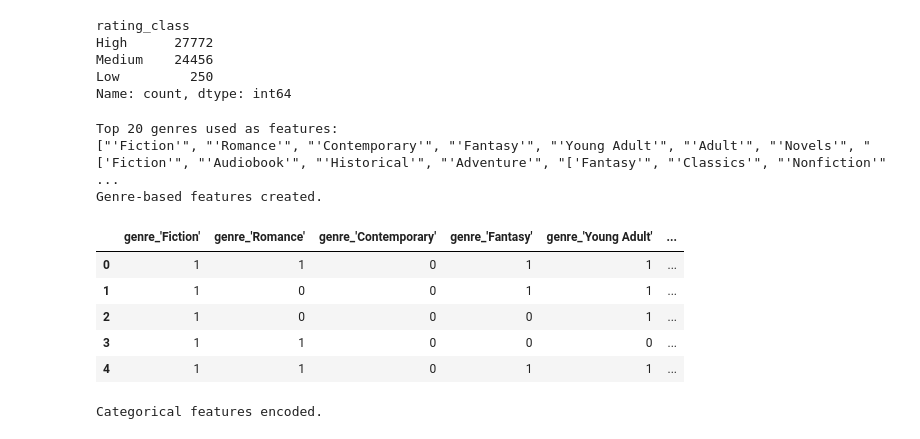
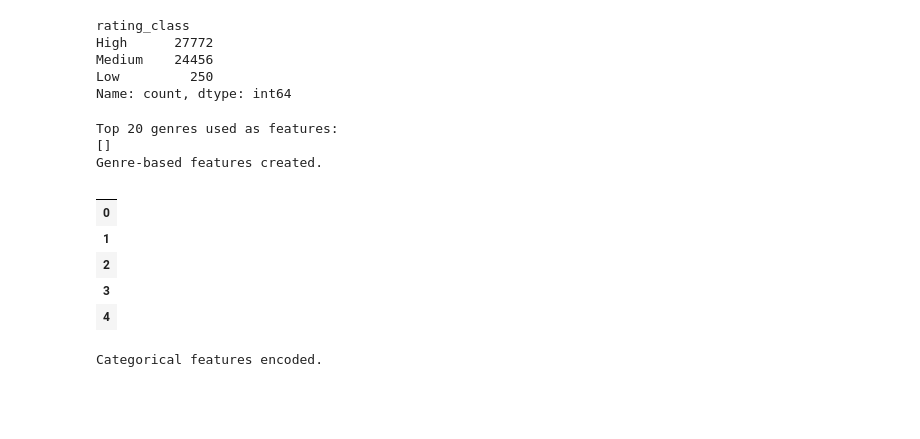
Before and after one commit to abisha-shrestha/Book-Recommendation-System, a Jupyter notebook: BookRecommendation.ipynb, the cells around one changed output. Saved outputs shown, nothing was run; the diff lists cells and outputs as text; code cells hidden in the pictures; blank space fills up the shorter version.

```diff
--- a/BookRecommendation.ipynb
+++ b/BookRecommendation.ipynb
@@ -91,32 +91,43 @@ Name: count, dtype: int64
 # %%
 # Content-based feature engineering (Top 20 genres)
 
-# Ensure genres column is string
-df["genres"] = df["genres"].astype(str)
+import ast
 
-all_genres = df["genres"].str.split(",", expand=True).stack().str.strip()
+# Convert genres column from string to list
+df["genres"] = df["genres"].apply(
+    lambda x: ast.literal_eval(x) if isinstance(x, str) else []
+)
+
+# Flatten all genres
+all_genres = df["genres"].explode()
+
+# Get top 20 most frequent genres
 top_genres = all_genres.value_counts().head(20).index.tolist()
 
 print("Top 20 genres used as features:")
 print(top_genres)
 
+# Create binary genre features
 for genre in top_genres:
-    df[f"genre_{genre}"] = df["genres"].str.contains(
-        genre, regex=False, na=False
-    ).astype(int)
+    col_name = f"genre_{genre.replace(' ', '_')}"
+    df[col_name] = df["genres"].apply(
+        lambda g: 1 if genre in g else 0
+    )
 
 print("Genre-based features created.")
-df[[f"genre_{g}" for g in top_genres]].head()
+
+# Preview genre features
+df[[f"genre_{g.replace(' ', '_')}" for g in top_genres]].head()
 # %% [output]
 Top 20 genres used as features:
-["'Fiction'", "'Romance'", "'Contemporary'", "'Fantasy'", "'Young Adult'", "'Adult'", "'Novels'", "['Fiction'", "'Audiobook'", "'Historical'", "'Adventure'", "['Fantasy'", "'Classics'", "'Nonfiction'" ...
+[]
 Genre-based features created.
-|  | genre_'Fiction' | genre_'Romance' | genre_'Contemporary' | genre_'Fantasy' | genre_'Young Adult' | ... |
-| 0 | 1 | 1 | 0 | 1 | 1 | ... |
-| 1 | 1 | 0 | 0 | 1 | 1 | ... |
-| 2 | 1 | 0 | 0 | 0 | 1 | ... |
-| 3 | 1 | 1 | 0 | 0 | 0 | ... |
-| 4 | 1 | 1 | 0 | 1 | 1 | ... |
+|  |
+| 0 |
+| 1 |
+| 2 |
+| 3 |
+| 4 |
 # %%
 # Encoding categorical features
 df["author_code"] = LabelEncoder().fit_transform(df["author"])
```
Also changed, not shown: parts of 11 cells of this notebook.
